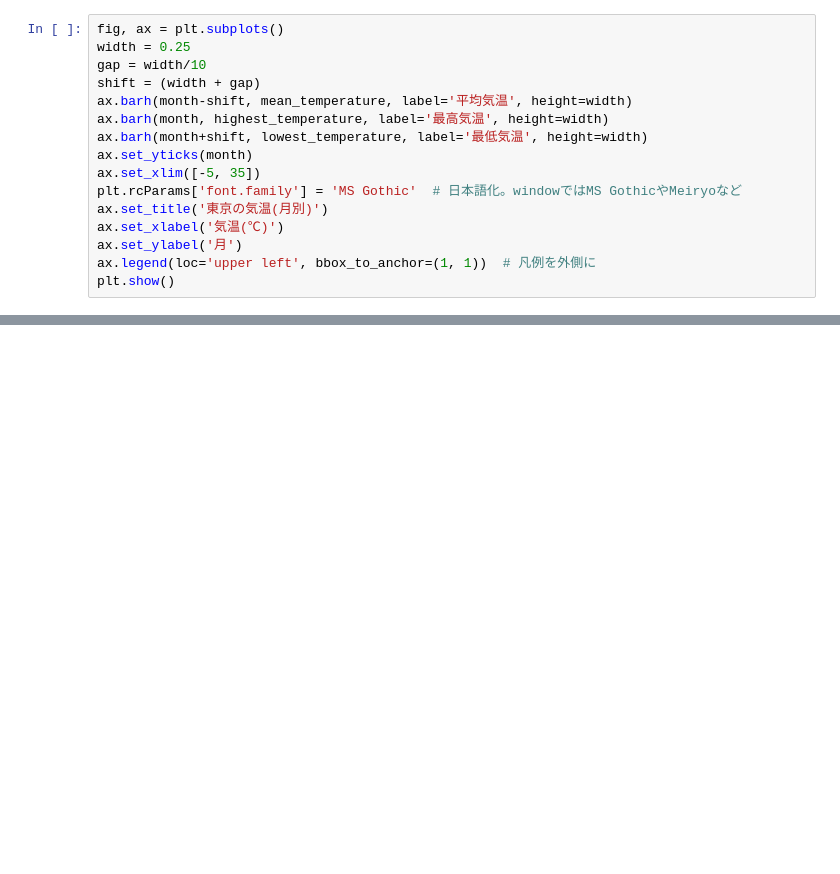
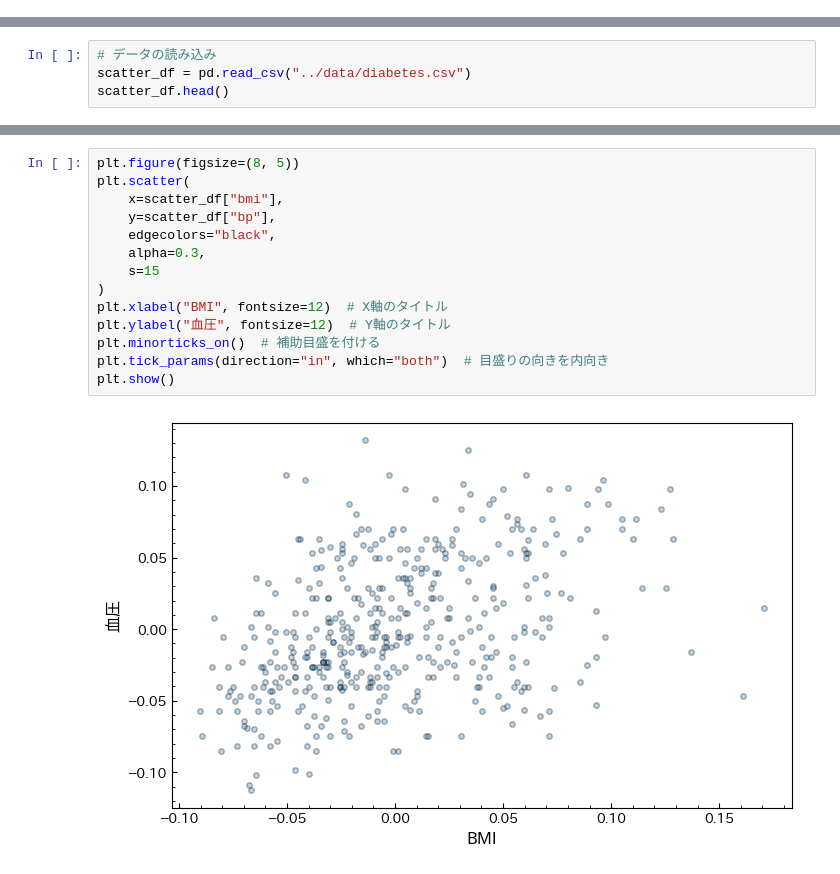
Before and after one commit to atk78/visualization, a Jupyter notebook: notebooks/matplotlib.ipynb, the cells around one changed output, grey strips where cells are left out. Saved outputs shown, nothing was run; the diff lists cells and outputs as text; blank space fills up the shorter version.

```diff
--- a/notebooks/matplotlib.ipynb
+++ b/notebooks/matplotlib.ipynb
@@ -277,16 +0,0 @@ plt.show()
-# %%
-fig, ax = plt.subplots()
-width = 0.25
-gap = width/10
-shift = (width + gap)
-ax.barh(month-shift, mean_temperature, label='平均気温', height=width)
-ax.barh(month, highest_temperature, label='最高気温', height=width)
-ax.barh(month+shift, lowest_temperature, label='最低気温', height=width)
-ax.set_yticks(month)
-ax.set_xlim([-5, 35])
-plt.rcParams['font.family'] = 'MS Gothic'  # 日本語化。windowではMS GothicやMeiryoなど
-ax.set_title('東京の気温(月別)')
-ax.set_xlabel('気温(℃)')
-ax.set_ylabel('月')
-ax.legend(loc='upper left', bbox_to_anchor=(1, 1))  # 凡例を外側に
-plt.show()
@@ -387,0 +79,4 @@ plt.show()
+# %%
+# データの読み込み
+scatter_df = pd.read_csv("../data/diabetes.csv")
+scatter_df.head()
@@ -387,0 +90,16 @@ plt.show()
+# %%
+plt.figure(figsize=(8, 5))
+plt.scatter(
+    x=scatter_df["bmi"],
+    y=scatter_df["bp"],
+    edgecolors="black",
+    alpha=0.3,
+    s=15
+)
+plt.xlabel("BMI", fontsize=12)  # X軸のタイトル
+plt.ylabel("血圧", fontsize=12)  # Y軸のタイトル
+plt.minorticks_on()  # 補助目盛を付ける
+plt.tick_params(direction="in", which="both")  # 目盛りの向きを内向き
+plt.show()
+# %% [output]
+[figure, added]
```
Also changed, not shown: parts of 75 cells of this notebook, 16 other files.
